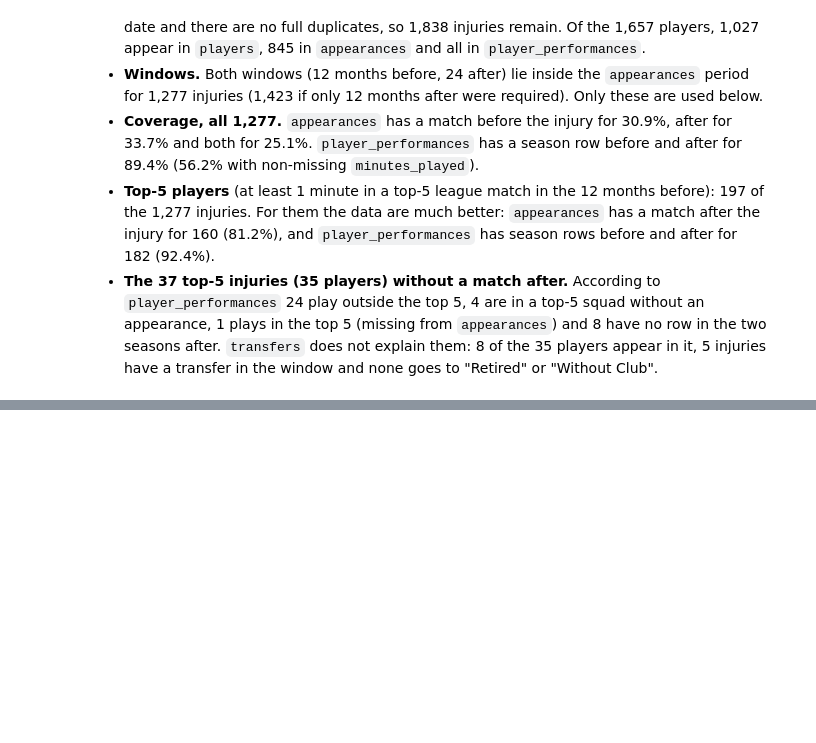
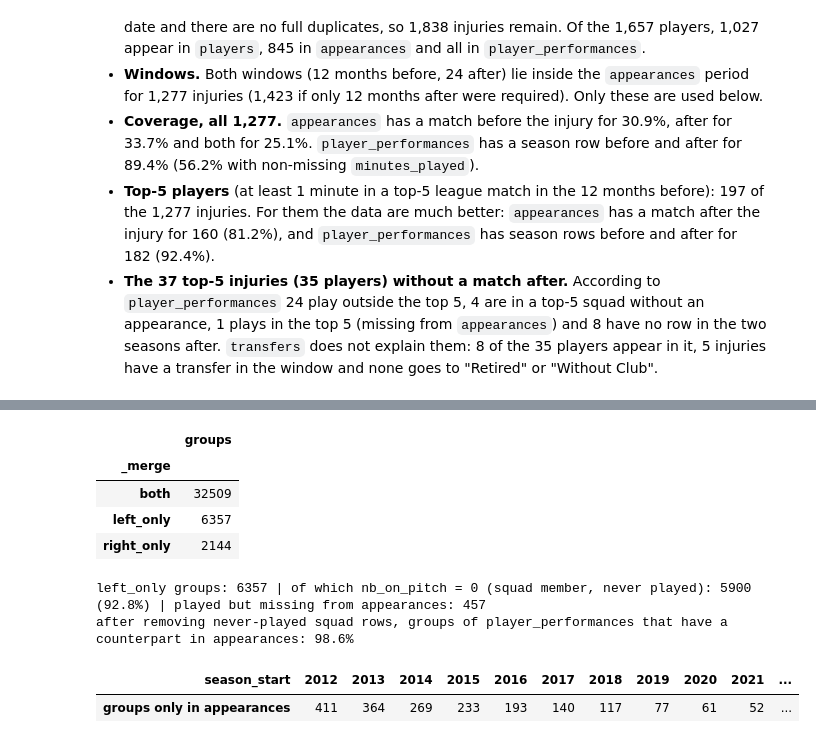
Before and after one commit to karolcecula/meniscus-injuries-football, a Jupyter notebook: notebooks/01_data_audit.ipynb, the cells around one changed output, grey strips where cells are left out. Saved outputs shown, nothing was run; the diff lists cells and outputs as text; code cells hidden in the pictures; blank space fills up the shorter version.

```diff
--- a/notebooks/01_data_audit.ipynb
+++ b/notebooks/01_data_audit.ipynb
@@ -629,0 +695,20 @@ Name: count, dtype: int64
+# %%
+# 2.2 Groups (player, season, league) in both tables -----------------------------
+CMP_KEY = ["player_id", "season_start", "competition_id"]
+FIRST_SEASON, LAST_SEASON = 2012, 2024
+
+# appearances: one row per match -> one row per (player, season, competition)
+a_top5 = appearances[appearances["competition_id"].isin(TOP5)]
+app_g = a_top5.groupby(CMP_KEY).agg(app_games=("appearance_id", "size"),
+                                    app_minutes=("minutes_played", "sum")).reset_index()
+
+# player_performances: the same level; a player can have several rows in one season and league (several clubs)
+p_top5 = player_performances[player_performances["competition_id"].isin(TOP5)
+                             & player_performances["season_start"].between(FIRST_SEASON, LAST_SEASON)]
+perf_g = p_top5.groupby(CMP_KEY).agg(perf_rows=("nb_on_pitch", "size"),
+                                     perf_games=("nb_on_pitch", "sum"),
+                                     perf_minutes=("minutes_played", "sum"),
+                                     perf_minutes_known=("minutes_played", "count")).reset_index()
+
+print("groups (player, season, league) in appearances:", len(app_g))
+print("groups in player_performances (top 5, 2012-2024):", len(perf_g))
@@ -629,0 +722,23 @@ Name: count, dtype: int64
+# %%
+
+c = perf_g.merge(app_g, on=CMP_KEY, how="outer", indicator=True)
+c = c[c["season_start"].between(FIRST_SEASON, LAST_SEASON)]
+display(c["_merge"].value_counts().to_frame("groups"))
+
+lo = c[c["_merge"] == "left_only"]
+print("left_only groups:", len(lo), "| of which nb_on_pitch = 0 (squad member, never played):", int((lo["perf_games"] == 0).sum()),
+      f"({(lo['perf_games'] == 0).mean():.1%})", "| played but missing from appearances:", int((lo["perf_games"] > 0).sum()))
+pf_played = c[(c["_merge"] != "right_only") & (c["perf_games"] > 0)]
+print(f"after removing never-played squad rows, groups of player_performances that have a counterpart in appearances: "
+      f"{(pf_played['_merge'] == 'both').mean():.1%}")
+c[c["_merge"] == "right_only"].groupby("season_start").size().rename("groups only in appearances").to_frame().T
+# %% [output]
+|  | groups |
+| _merge |  |
+| both | 32509 |
+| left_only | 6357 |
+| right_only | 2144 |
+left_only groups: 6357 | of which nb_on_pitch = 0 (squad member, never played): 5900 (92.8%) | played but missing from appearances: 457
+after removing never-played squad rows, groups of player_performances that have a counterpart in appearances: 98.6%
+| season_start | 2012 | 2013 | 2014 | 2015 | 2016 | 2017 | 2018 | 2019 | 2020 | 2021 | ... |
+| groups only in appearances | 411 | 364 | 269 | 233 | 193 | 140 | 117 | 77 | 61 | 52 | ... |
```
Also changed, not shown: parts of 19 cells of this notebook.
